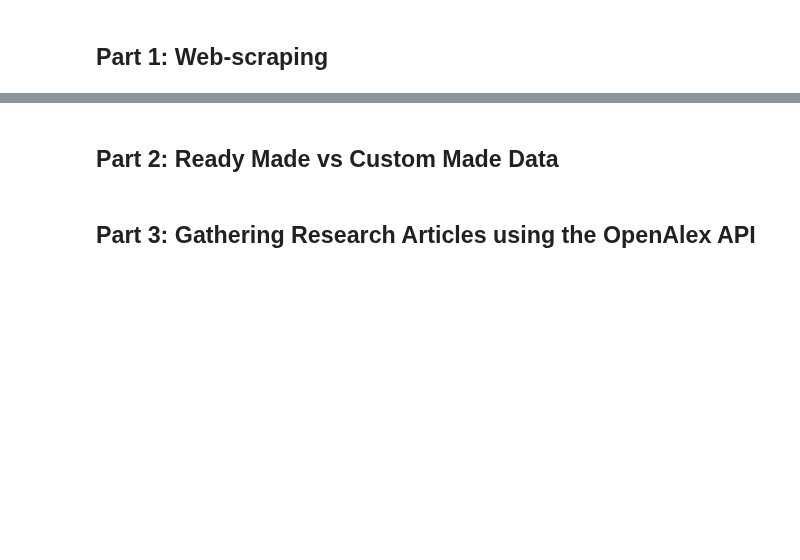
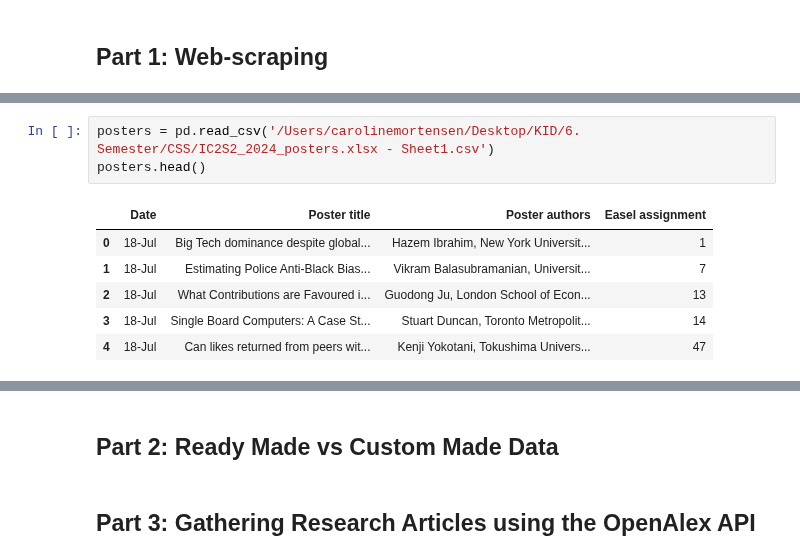
Before and after one commit to CarolineMortensen/Group_project_CSS, a Jupyter notebook: Assignment1_code.ipynb, the cells around one changed output, grey strips where cells are left out. Drawn from its saved outputs; the diff is of its cells as text; blank space fills up the shorter version.

```diff
--- a/Assignment1_code.ipynb
+++ b/Assignment1_code.ipynb
@@ -11,0 +289,10 @@ import time
+# %%
+posters = pd.read_csv('/Users/carolinemortensen/Desktop/KID/6. Semester/CSS/IC2S2_2024_posters.xlsx - Sheet1.csv')
+posters.head()
+# %% [output]
+|  | Date | Poster title | Poster authors | Easel assignment |
+| 0 | 18-Jul | Big Tech dominance despite global... | Hazem Ibrahim, New York Universit... | 1 |
+| 1 | 18-Jul | Estimating Police Anti-Black Bias... | Vikram Balasubramanian, Universit... | 7 |
+| 2 | 18-Jul | What Contributions are Favoured i... | Guodong Ju, London School of Econ... | 13 |
+| 3 | 18-Jul | Single Board Computers: A Case St... | Stuart Duncan, Toronto Metropolit... | 14 |
+| 4 | 18-Jul | Can likes returned from peers wit... | Kenji Yokotani, Tokushima Univers... | 47 |
```
Also changed, not shown: parts of 24 cells of this notebook.
